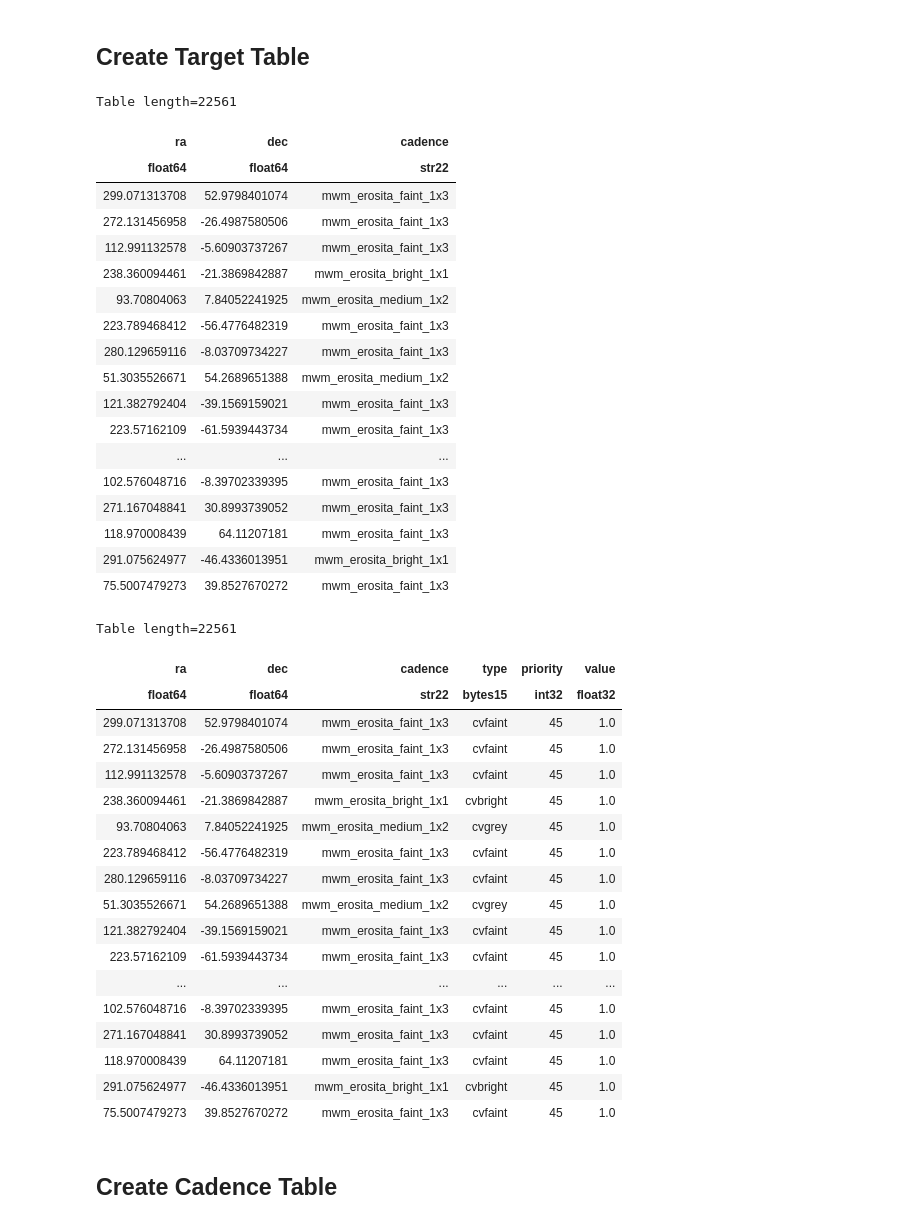
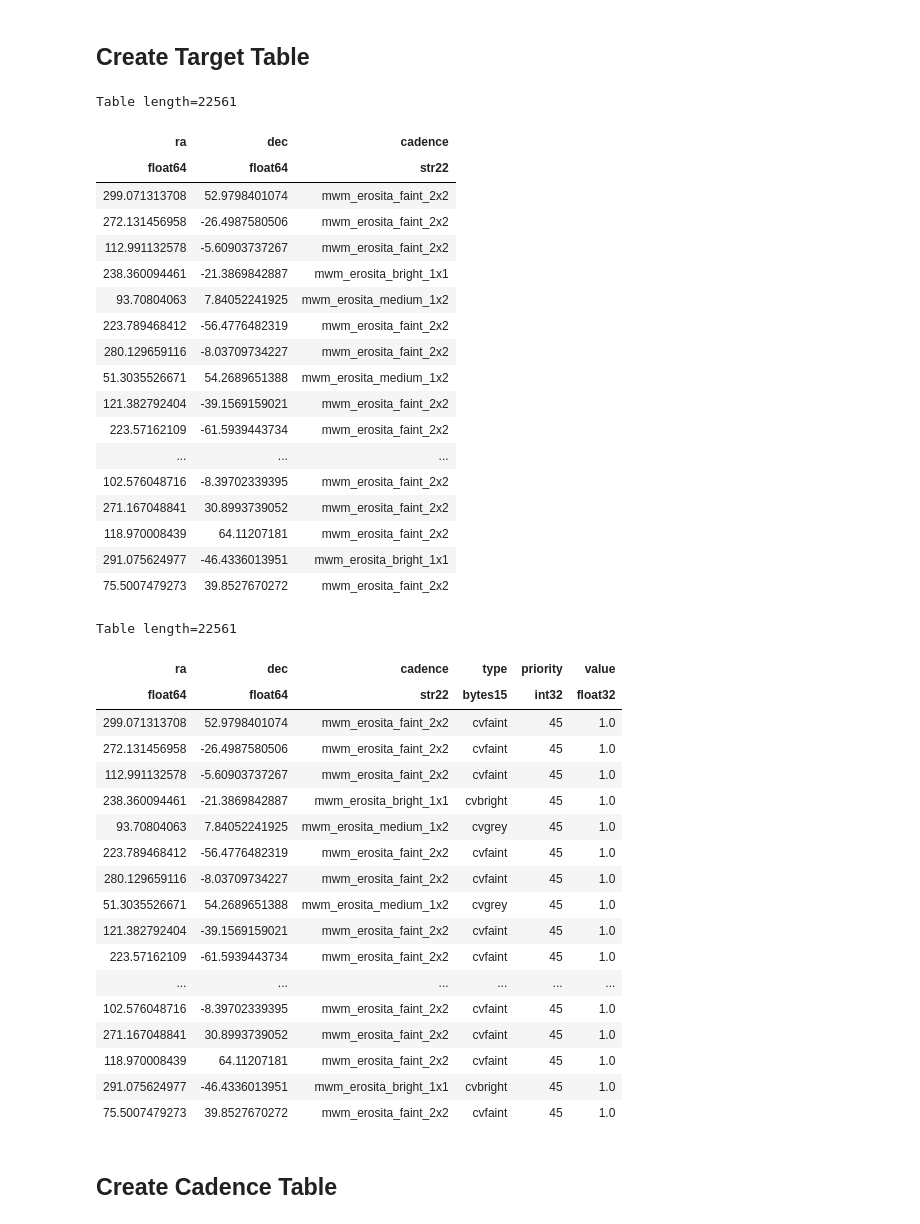
Before and after one commit to William-Zhang-R/SDSS-V-SimTargets, a Jupyter notebook: allsky/eROSITA Targets.ipynb, the cells around one changed output. Saved outputs shown, nothing was run; the diff lists cells and outputs as text; code cells hidden in the pictures.

Commit message:
Fixed the cadence 1x3 to 2x2

```diff
--- a/allsky/eROSITA Targets.ipynb
+++ b/allsky/eROSITA Targets.ipynb
@@ -57,31 +57,31 @@ target_tab['ra'] = cv_tab['ra']
 target_tab['dec'] = cv_tab['dec']
 # %%
 cadence_arr = np.repeat('mwm_erosita_medium_1x2',len(cv_tab))
-cadence_arr[(cv_tab['cadence'] == 'ident_faint')] = 'mwm_erosita_faint_1x3'
+cadence_arr[(cv_tab['cadence'] == 'ident_faint')] = 'mwm_erosita_faint_2x2'
 cadence_arr[(cv_tab['cadence'] == 'ident_bright')] = 'mwm_erosita_bright_1x1'
 
 target_tab['cadence'] = cadence_arr
 target_tab
 # %% [output]
 Table length=22561
 | ra | dec | cadence |
 | float64 | float64 | str22 |
-| 299.071313708 | 52.9798401074 | mwm_erosita_faint_1x3 |
-| 272.131456958 | -26.4987580506 | mwm_erosita_faint_1x3 |
-| 112.991132578 | -5.60903737267 | mwm_erosita_faint_1x3 |
+| 299.071313708 | 52.9798401074 | mwm_erosita_faint_2x2 |
+| 272.131456958 | -26.4987580506 | mwm_erosita_faint_2x2 |
+| 112.991132578 | -5.60903737267 | mwm_erosita_faint_2x2 |
 | 238.360094461 | -21.3869842887 | mwm_erosita_bright_1x1 |
 | 93.70804063 | 7.84052241925 | mwm_erosita_medium_1x2 |
-| 223.789468412 | -56.4776482319 | mwm_erosita_faint_1x3 |
-| 280.129659116 | -8.03709734227 | mwm_erosita_faint_1x3 |
+| 223.789468412 | -56.4776482319 | mwm_erosita_faint_2x2 |
+| 280.129659116 | -8.03709734227 | mwm_erosita_faint_2x2 |
 | 51.3035526671 | 54.2689651388 | mwm_erosita_medium_1x2 |
-| 121.382792404 | -39.1569159021 | mwm_erosita_faint_1x3 |
-| 223.57162109 | -61.5939443734 | mwm_erosita_faint_1x3 |
+| 121.382792404 | -39.1569159021 | mwm_erosita_faint_2x2 |
+| 223.57162109 | -61.5939443734 | mwm_erosita_faint_2x2 |
 | ... | ... | ... |
-| 102.576048716 | -8.39702339395 | mwm_erosita_faint_1x3 |
-| 271.167048841 | 30.8993739052 | mwm_erosita_faint_1x3 |
-| 118.970008439 | 64.11207181 | mwm_erosita_faint_1x3 |
+| 102.576048716 | -8.39702339395 | mwm_erosita_faint_2x2 |
+| 271.167048841 | 30.8993739052 | mwm_erosita_faint_2x2 |
+| 118.970008439 | 64.11207181 | mwm_erosita_faint_2x2 |
 | 291.075624977 | -46.4336013951 | mwm_erosita_bright_1x1 |
-| 75.5007479273 | 39.8527670272 | mwm_erosita_faint_1x3 |
+| 75.5007479273 | 39.8527670272 | mwm_erosita_faint_2x2 |
 # %%
 target_tab['type'] = cv_tab['type']
 target_tab['priority'] = np.repeat(np.array(45,dtype='int32'),len(cv_tab))
@@ -92,22 +92,22 @@ target_tab
 Table length=22561
 | ra | dec | cadence | type | priority | value |
 | float64 | float64 | str22 | bytes15 | int32 | float32 |
-| 299.071313708 | 52.9798401074 | mwm_erosita_faint_1x3 | cvfaint | 45 | 1.0 |
-| 272.131456958 | -26.4987580506 | mwm_erosita_faint_1x3 | cvfaint | 45 | 1.0 |
-| 112.991132578 | -5.60903737267 | mwm_erosita_faint_1x3 | cvfaint | 45 | 1.0 |
+| 299.071313708 | 52.9798401074 | mwm_erosita_faint_2x2 | cvfaint | 45 | 1.0 |
+| 272.131456958 | -26.4987580506 | mwm_erosita_faint_2x2 | cvfaint | 45 | 1.0 |
+| 112.991132578 | -5.60903737267 | mwm_erosita_faint_2x2 | cvfaint | 45 | 1.0 |
 | 238.360094461 | -21.3869842887 | mwm_erosita_bright_1x1 | cvbright | 45 | 1.0 |
 | 93.70804063 | 7.84052241925 | mwm_erosita_medium_1x2 | cvgrey | 45 | 1.0 |
-| 223.789468412 | -56.4776482319 | mwm_erosita_faint_1x3 | cvfaint | 45 | 1.0 |
-| 280.129659116 | -8.03709734227 | mwm_erosita_faint_1x3 | cvfaint | 45 | 1.0 |
+| 223.789468412 | -56.4776482319 | mwm_erosita_faint_2x2 | cvfaint | 45 | 1.0 |
+| 280.129659116 | -8.03709734227 | mwm_erosita_faint_2x2 | cvfaint | 45 | 1.0 |
 | 51.3035526671 | 54.2689651388 | mwm_erosita_medium_1x2 | cvgrey | 45 | 1.0 |
-| 121.382792404 | -39.1569159021 | mwm_erosita_faint_1x3 | cvfaint | 45 | 1.0 |
-| 223.57162109 | -61.5939443734 | mwm_erosita_faint_1x3 | cvfaint | 45 | 1.0 |
+| 121.382792404 | -39.1569159021 | mwm_erosita_faint_2x2 | cvfaint | 45 | 1.0 |
+| 223.57162109 | -61.5939443734 | mwm_erosita_faint_2x2 | cvfaint | 45 | 1.0 |
 | ... | ... | ... | ... | ... | ... |
-| 102.576048716 | -8.39702339395 | mwm_erosita_faint_1x3 | cvfaint | 45 | 1.0 |
-| 271.167048841 | 30.8993739052 | mwm_erosita_faint_1x3 | cvfaint | 45 | 1.0 |
-| 118.970008439 | 64.11207181 | mwm_erosita_faint_1x3 | cvfaint | 45 | 1.0 |
+| 102.576048716 | -8.39702339395 | mwm_erosita_faint_2x2 | cvfaint | 45 | 1.0 |
+| 271.167048841 | 30.8993739052 | mwm_erosita_faint_2x2 | cvfaint | 45 | 1.0 |
+| 118.970008439 | 64.11207181 | mwm_erosita_faint_2x2 | cvfaint | 45 | 1.0 |
 | 291.075624977 | -46.4336013951 | mwm_erosita_bright_1x1 | cvbright | 45 | 1.0 |
-| 75.5007479273 | 39.8527670272 | mwm_erosita_faint_1x3 | cvfaint | 45 | 1.0 |
+| 75.5007479273 | 39.8527670272 | mwm_erosita_faint_2x2 | cvfaint | 45 | 1.0 |
 # %%
 target_tab.write('{}/mwm_eROSITA_target_{}.fits'.format(ver,ver),overwrite=True)
 # %% [markdown]
```
Also changed, not shown: parts of 8 cells of this notebook.
